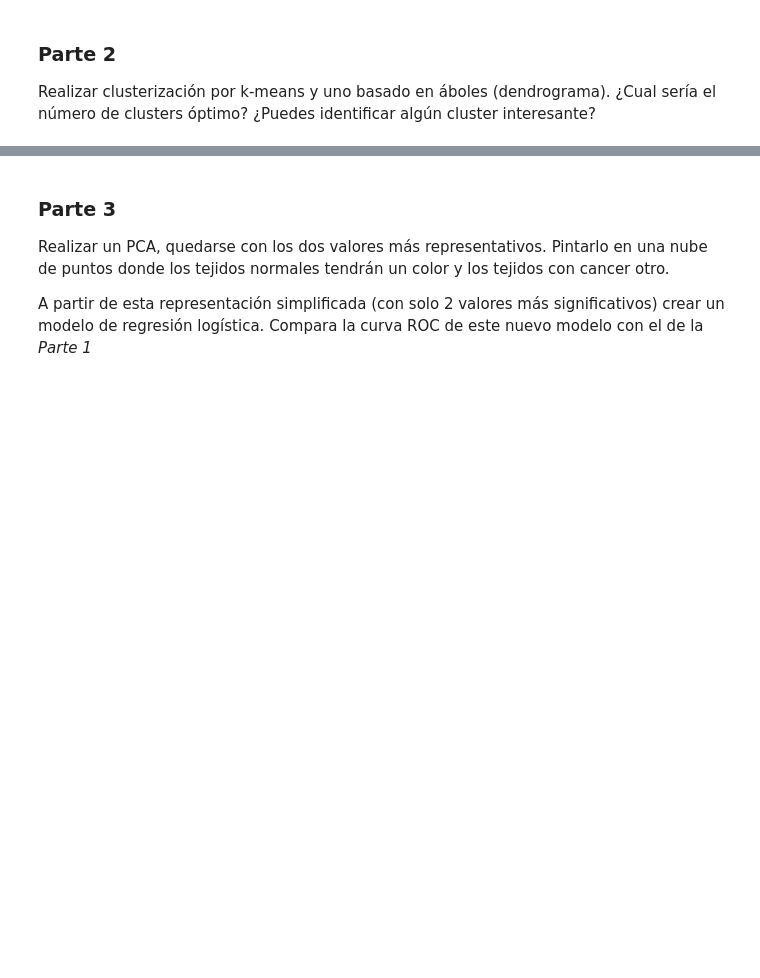
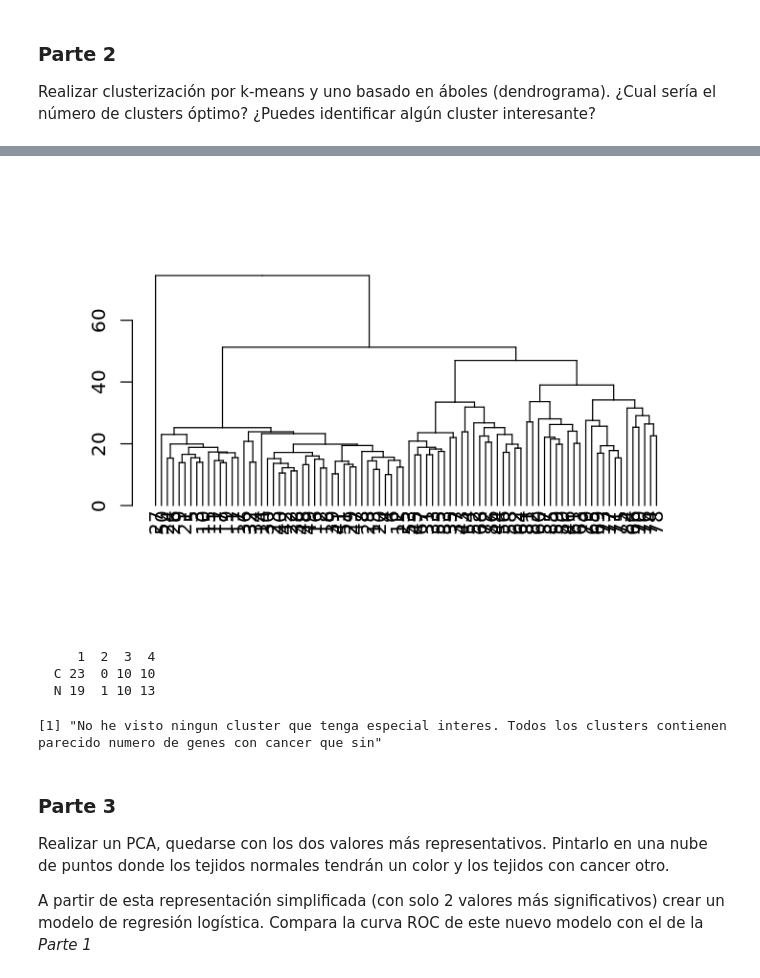
Before and after one commit to miguelcores/introduccion-ML, a Jupyter notebook: Practica.ipynb, the cells around one changed output, grey strips where cells are left out. Saved outputs shown, nothing was run; the diff lists cells and outputs as text; code cells hidden in the pictures; blank space fills up the shorter version.

```diff
--- a/Practica.ipynb
+++ b/Practica.ipynb
@@ -38,0 +151,6 @@ Realizar clusterización por k-means y uno basado en áboles (dendrograma). ¿Cu
+# %%
+d <- dist(as.matrix(genexp_norm),method = "euclidean")
+hc <- hclust(d,method="complete")
+hcd <- as.dendrogram(hc)
+plot(hcd)
+# %% [output]
@@ -39,3 +159,14 @@ Realizar clusterización por k-means y uno basado en áboles (dendrograma). ¿Cu
+[figure, added]
+# %%
+table(genexp_norm$diagnosis,cutree(hc,4))
+# %% [output]
+     1  2  3  4
+  C 23  0 10 10
+  N 19  1 10 13
+# %%
+'No he visto ningun cluster que tenga especial interes. Todos los clusters contienen parecido numero de genes con cancer que sin'
+# %% [output]
+[1] "No he visto ningun cluster que tenga especial interes. Todos los clusters contienen parecido numero de genes con cancer que sin"
 # %% [markdown]
 ### Parte 3
 
```
Also changed, not shown: parts of 14 cells of this notebook.
